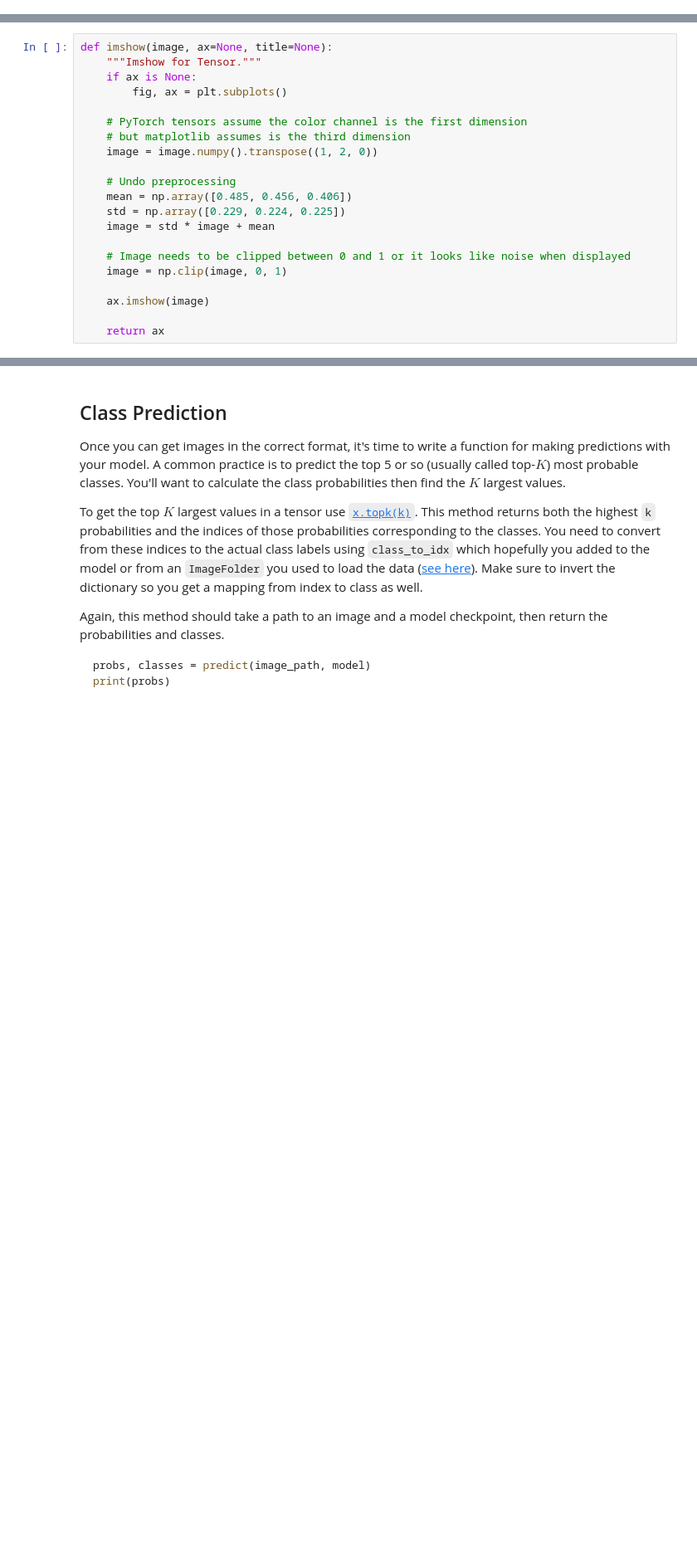
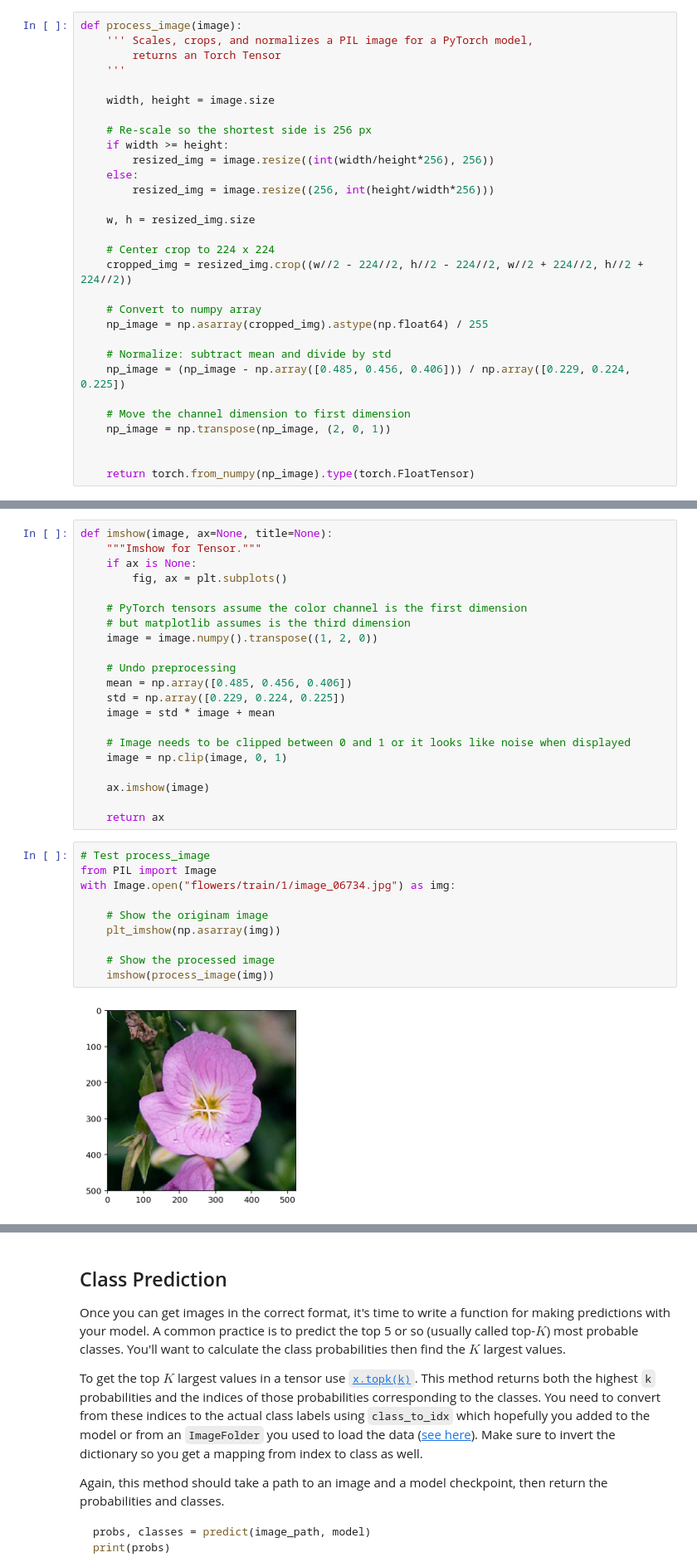
Before and after one commit to lukechen526/DSND_Term1, a Jupyter notebook: projects/p2_image_classifier/Image_Classifier_Project_solution.ipynb, the cells around one changed output, grey strips where cells are left out. Shown at 83% size. Drawn from its saved outputs; the diff is of its cells as text; blank space fills up the shorter version.

```diff
--- a/projects/p2_image_classifier/Image_Classifier_Project_solution.ipynb
+++ b/projects/p2_image_classifier/Image_Classifier_Project_solution.ipynb
@@ -344,3 +316,33 @@ def process_image(image):
+# %%
+def process_image(image):
+    ''' Scales, crops, and normalizes a PIL image for a PyTorch model,
+        returns an Torch Tensor
+    '''
+
+    width, height = image.size
+
+    # Re-scale so the shortest side is 256 px
+    if width >= height:
+        resized_img = image.resize((int(width/height*256), 256))
+    else:
+        resized_img = image.resize((256, int(height/width*256)))
+
+    w, h = resized_img.size
+
+    # Center crop to 224 x 224
+    cropped_img = resized_img.crop((w//2 - 224//2, h//2 - 224//2, w//2 + 224//2, h//2 + 224//2))
+
+    # Convert to numpy array
+    np_image = np.asarray(cropped_img).astype(np.float64) / 255
+
+    # Normalize: subtract mean and divide by std
+    np_image = (np_image - np.array([0.485, 0.456, 0.406])) / np.array([0.229, 0.224, 0.225])
+
+    # Move the channel dimension to first dimension
+    np_image = np.transpose(np_image, (2, 0, 1))
+
+
+    return torch.from_numpy(np_image).type(torch.FloatTensor)
 # %% [markdown]
 To check your work, the function below converts a PyTorch tensor and displays it in the notebook. If your `process_image` function works, running the output through this function should return the original image (except for the cropped out portions).
 # %%
@@ -364,3 +366,15 @@ def imshow(image, ax=None, title=None):
     ax.imshow(image)
 
     return ax
+# %%
+# Test process_image
+from PIL import Image
+with Image.open("flowers/train/1/image_06734.jpg") as img:
+
+    # Show the originam image
+    plt_imshow(np.asarray(img))
+
+    # Show the processed image
+    imshow(process_image(img))
+# %% [output]
+[figure, added]
```
Also changed, not shown: parts of 9 cells of this notebook.
